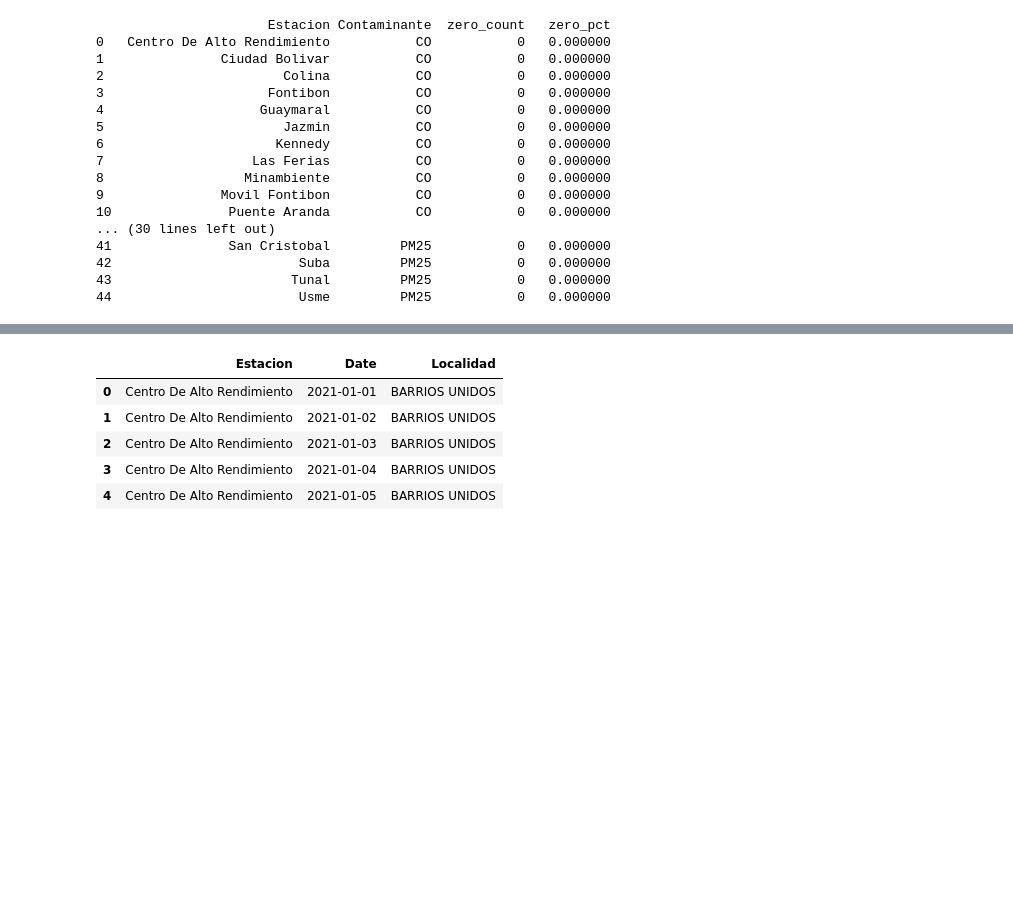
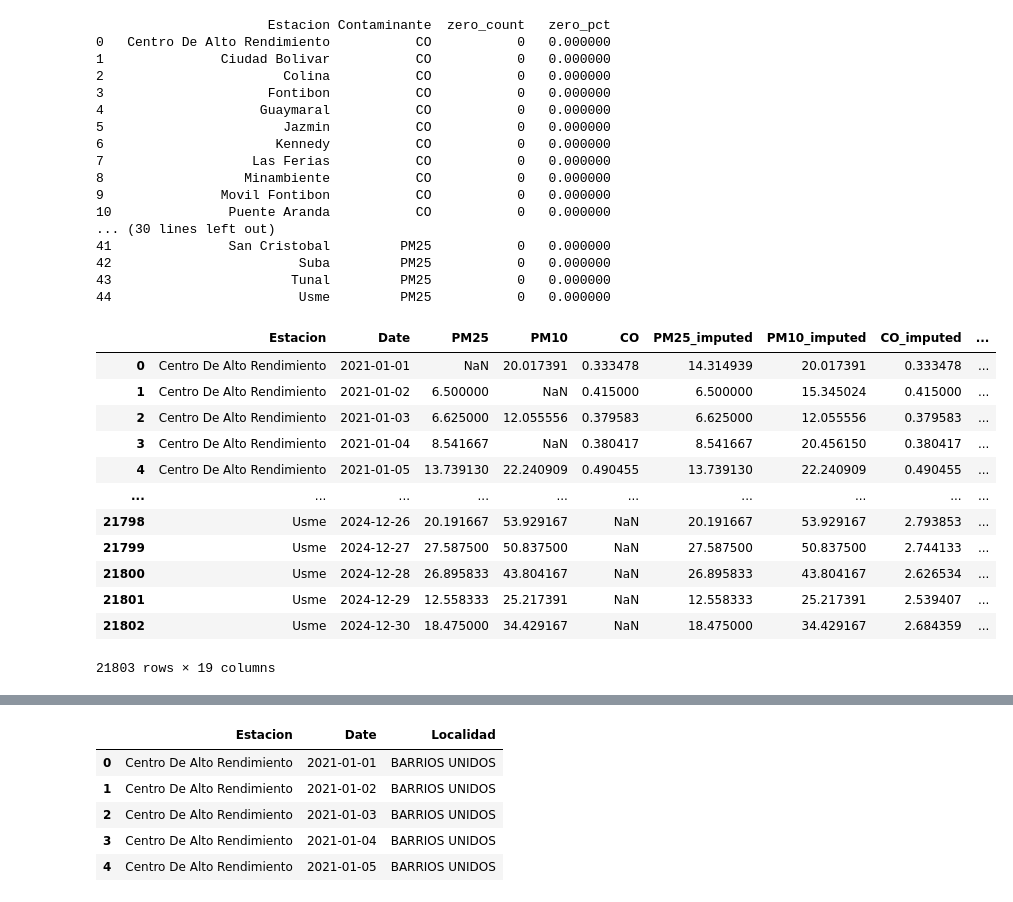
Before and after one commit to Sxmuu/TG-Samuel-P, a Jupyter notebook: Scripts/Python/Notebooks/Database/Creación_Dataset_Final.ipynb, the cells around one changed output, grey strips where cells are left out. Drawn from its saved outputs; the diff is of its cells as text; code cells hidden in the pictures; blank space fills up the shorter version.

```diff
--- a/Scripts/Python/Notebooks/Database/Creación_Dataset_Final.ipynb
+++ b/Scripts/Python/Notebooks/Database/Creación_Dataset_Final.ipynb
@@ -673,3 +710,19 @@ print(zeros_summary)
 42                        Suba         PM25           0   0.000000
 43                       Tunal         PM25           0   0.000000
 44                        Usme         PM25           0   0.000000
+# %%
+df_imp_ok
+# %% [output]
+|  | Estacion | Date | PM25 | PM10 | CO | PM25_imputed | PM10_imputed | CO_imputed | ... |
+| 0 | Centro De Alto Rendimiento | 2021-01-01 | NaN | 20.017391 | 0.333478 | 14.314939 | 20.017391 | 0.333478 | ... |
+| 1 | Centro De Alto Rendimiento | 2021-01-02 | 6.500000 | NaN | 0.415000 | 6.500000 | 15.345024 | 0.415000 | ... |
+| 2 | Centro De Alto Rendimiento | 2021-01-03 | 6.625000 | 12.055556 | 0.379583 | 6.625000 | 12.055556 | 0.379583 | ... |
+| 3 | Centro De Alto Rendimiento | 2021-01-04 | 8.541667 | NaN | 0.380417 | 8.541667 | 20.456150 | 0.380417 | ... |
+| 4 | Centro De Alto Rendimiento | 2021-01-05 | 13.739130 | 22.240909 | 0.490455 | 13.739130 | 22.240909 | 0.490455 | ... |
+| ... | ... | ... | ... | ... | ... | ... | ... | ... | ... |
+| 21798 | Usme | 2024-12-26 | 20.191667 | 53.929167 | NaN | 20.191667 | 53.929167 | 2.793853 | ... |
+| 21799 | Usme | 2024-12-27 | 27.587500 | 50.837500 | NaN | 27.587500 | 50.837500 | 2.744133 | ... |
+| 21800 | Usme | 2024-12-28 | 26.895833 | 43.804167 | NaN | 26.895833 | 43.804167 | 2.626534 | ... |
+| 21801 | Usme | 2024-12-29 | 12.558333 | 25.217391 | NaN | 12.558333 | 25.217391 | 2.539407 | ... |
+| 21802 | Usme | 2024-12-30 | 18.475000 | 34.429167 | NaN | 18.475000 | 34.429167 | 2.684359 | ... |
+21803 rows × 19 columns
```
Also changed, not shown: parts of 13 cells of this notebook.
